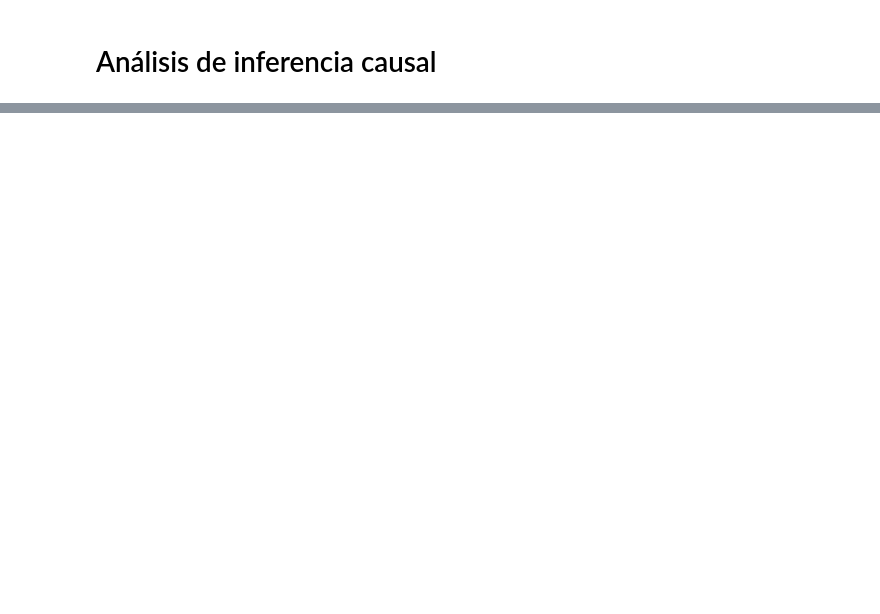
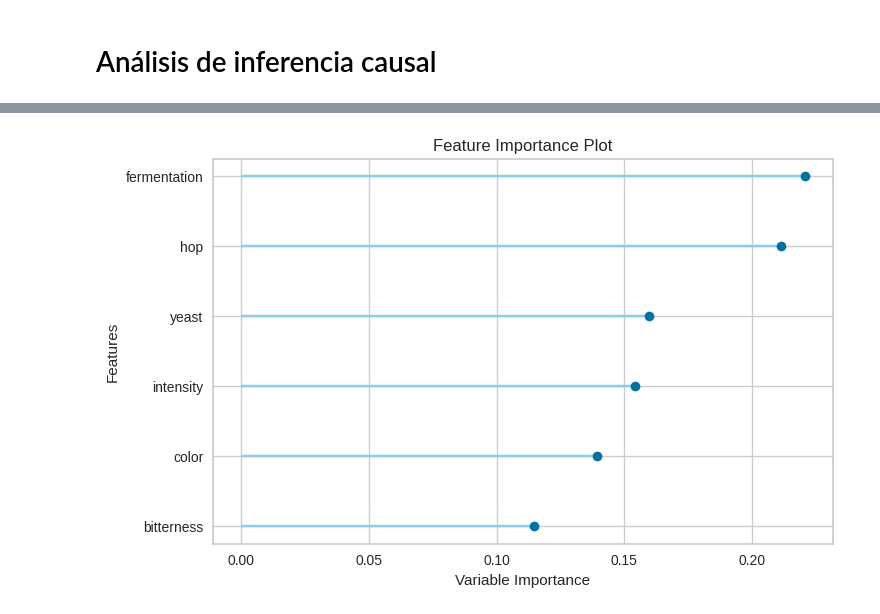
Before and after one commit to guidobotta/Fallas-2, a Jupyter notebook: Notebooks/causal_inference.ipynb, the cells around one changed output, grey strips where cells are left out. Saved outputs shown, nothing was run; the diff lists cells and outputs as text; code cells hidden in the pictures; blank space fills up the shorter version.

```diff
--- a/Notebooks/causal_inference.ipynb
+++ b/Notebooks/causal_inference.ipynb
@@ -182,0 +303,8 @@ p value:0.30097159889072633
+# %%
+from pycaret.datasets import get_data
+from pycaret.classification import *
+data = result_df
+clf1 = setup(data, target = 'beer', session_id=123)
+#best_model = compare_models()
+dt = create_model('dt', cross_validation=False)
+plot_model(dt)
@@ -182,0 +335,3 @@ p value:0.30097159889072633
+# %%
+plot_model(dt, plot = 'feature')
+# %% [output]
@@ -182,0 +339 @@ p value:0.30097159889072633
+[figure, added]
```
Also changed, not shown: parts of 18 cells of this notebook.
